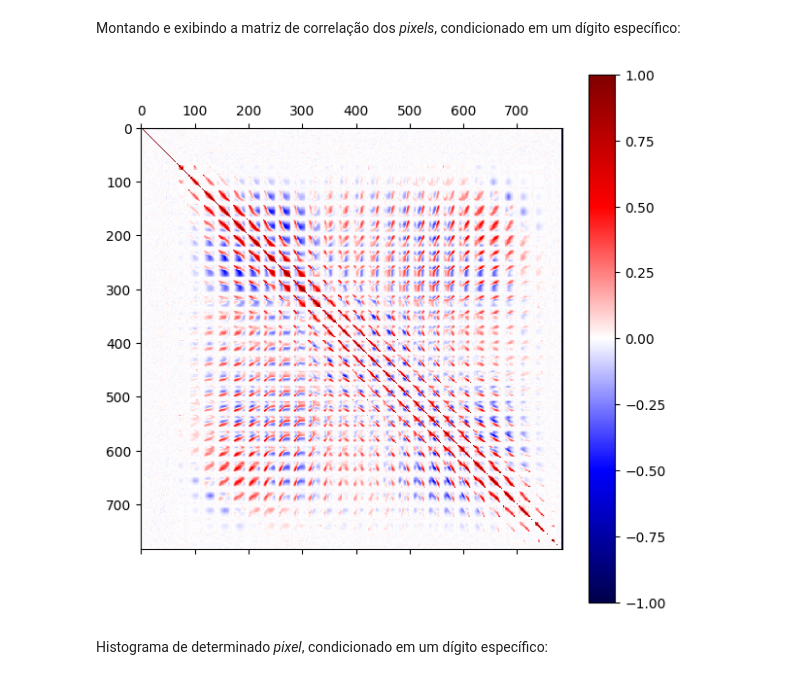
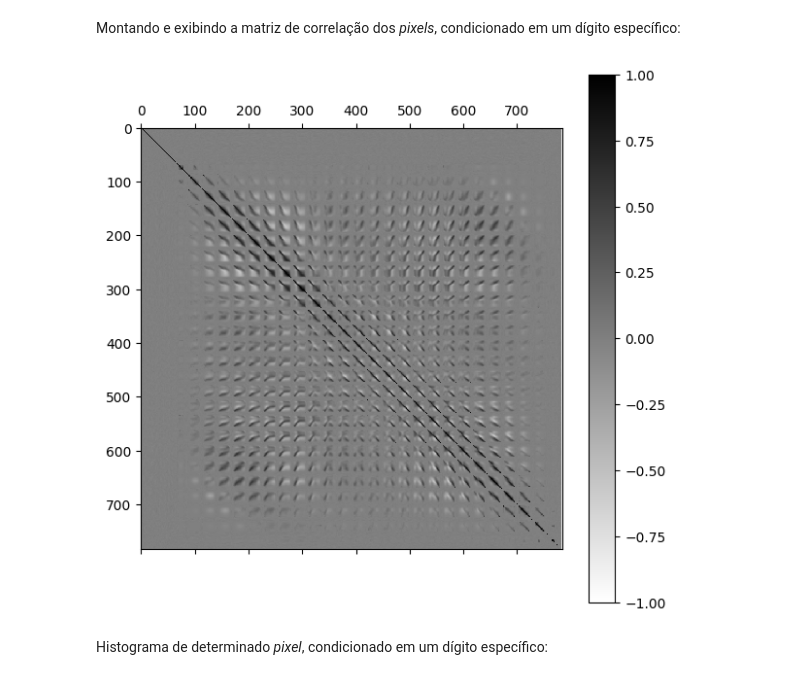
Before and after one commit to milton-salgado/estatistica-e-probabilidade, a Jupyter notebook: projetos/projeto_03.ipynb, the cells around one changed output. Cells and saved outputs as stored; diff of their text form; code cells hidden in the pictures.

```diff
--- a/projetos/projeto_03.ipynb
+++ b/projetos/projeto_03.ipynb
@@ -327,11 +327,11 @@ corr_dig = (X[y == str(dig)] + np.random.normal(loc = 0, scale = 0.001, size = X
 corr_dig[0, 0] = -1 # Com maracutaia!
 # %%
 plt.figure(figsize = (7, 7))
-plt.matshow(corr_dig, cmap = 'seismic', fignum = 1)
+plt.matshow(corr_dig, cmap = 'binary', fignum = 1)
 plt.colorbar()
 plt.show()
 # %% [output]
-[figure, old version]
+[figure, new version]
 # %% [markdown]
 Histograma de determinado *pixel*, condicionado em um dígito específico:
 # %%
```
Also changed, not shown: parts of 21 cells of this notebook.
